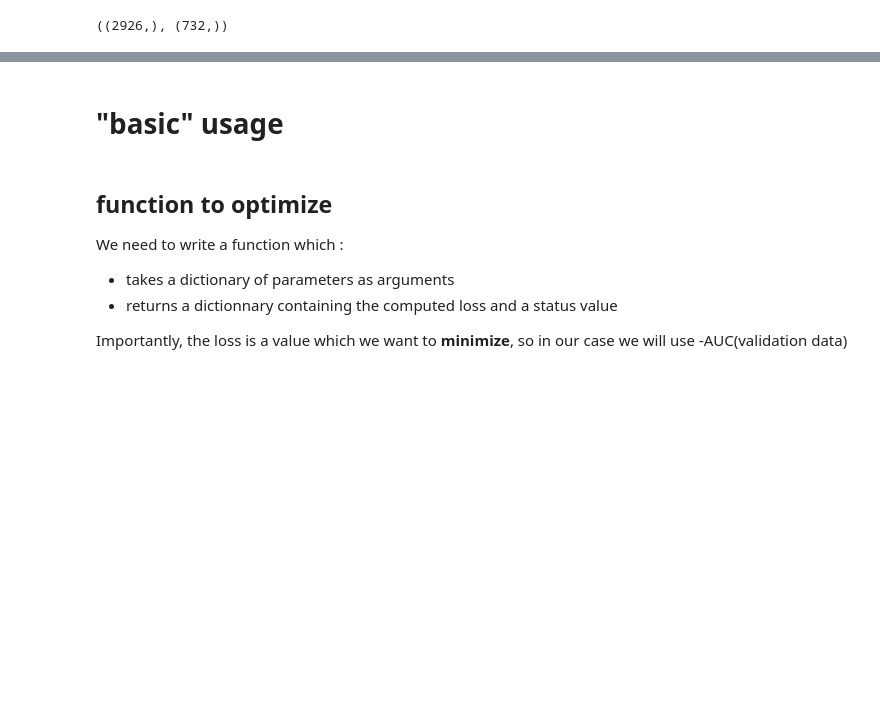
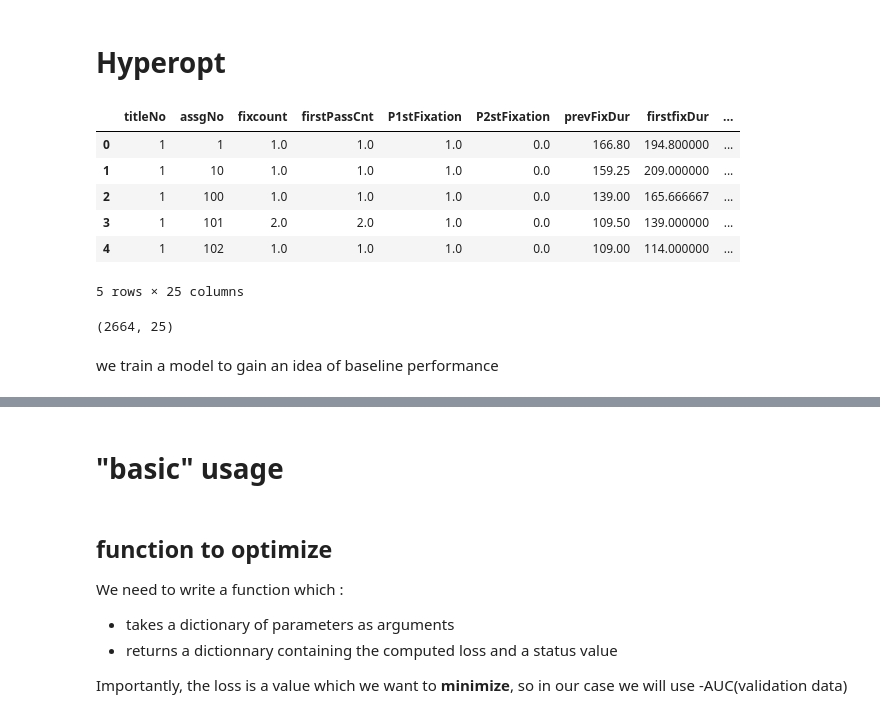
Before and after one commit to sib-swiss/intermediate-machine-learning-training, a Jupyter notebook: notebooks/02_hyperopt.ipynb, the cells around one changed output, grey strips where cells are left out. Saved outputs shown, nothing was run; the diff lists cells and outputs as text; code cells hidden in the pictures; blank space fills up the shorter version.

Commit message:
updated hyperopt notebook for eye movements

```diff
--- a/notebooks/02_hyperopt.ipynb
+++ b/notebooks/02_hyperopt.ipynb
@@ -1,3 +1,5 @@
+# %% [markdown]
+# Hyperopt
 # %%
 import pandas as pd
 import numpy as np
@@ -16,0 +10,17 @@ y_heart = df_heart[ "TenYearCHD" ]
+# %%
+## we start again by reading our data
+
+eye_movements = pd.read_csv("../data/eye_movements_aggregated.csv")
+eye_movements.head()
+# %% [output]
+|  | titleNo | assgNo | fixcount | firstPassCnt | P1stFixation | P2stFixation | prevFixDur | firstfixDur | ... |
+| 0 | 1 | 1 | 1.0 | 1.0 | 1.0 | 0.0 | 166.80 | 194.800000 | ... |
+| 1 | 1 | 10 | 1.0 | 1.0 | 1.0 | 0.0 | 159.25 | 209.000000 | ... |
+| 2 | 1 | 100 | 1.0 | 1.0 | 1.0 | 0.0 | 139.00 | 165.666667 | ... |
+| 3 | 1 | 101 | 2.0 | 2.0 | 1.0 | 0.0 | 109.50 | 139.000000 | ... |
+| 4 | 1 | 102 | 1.0 | 1.0 | 1.0 | 0.0 | 109.00 | 114.000000 | ... |
+5 rows × 25 columns
+# %%
+eye_movements.shape
+# %% [output]
+(2664, 25)
@@ -17,11 +35,10 @@ y_heart = df_heart[ "TenYearCHD" ]
 # %%
-##let's start by splitting the data into a train and a validaiton set
+##let's start by splitting the data into a train and a validation set
 from sklearn.model_selection import train_test_split
 
-X_train, X_valid, y_train, y_valid = train_test_split(X_heart, y_heart, stratify=y_heart, random_state=94 , train_size=0.8)
-y_train.shape , y_valid.shape
+X_train, X_valid, y_train, y_valid = train_test_split(eye_features, labels, test_size=0.2, random_state=123)
-# %% [output]
-((2926,), (732,))
+# %% [markdown]
+we train a model to gain an idea of baseline performance
 # %%
 %%time
 import xgboost as xgb
```
Also changed, not shown: parts of 36 cells of this notebook, 1 other file.
